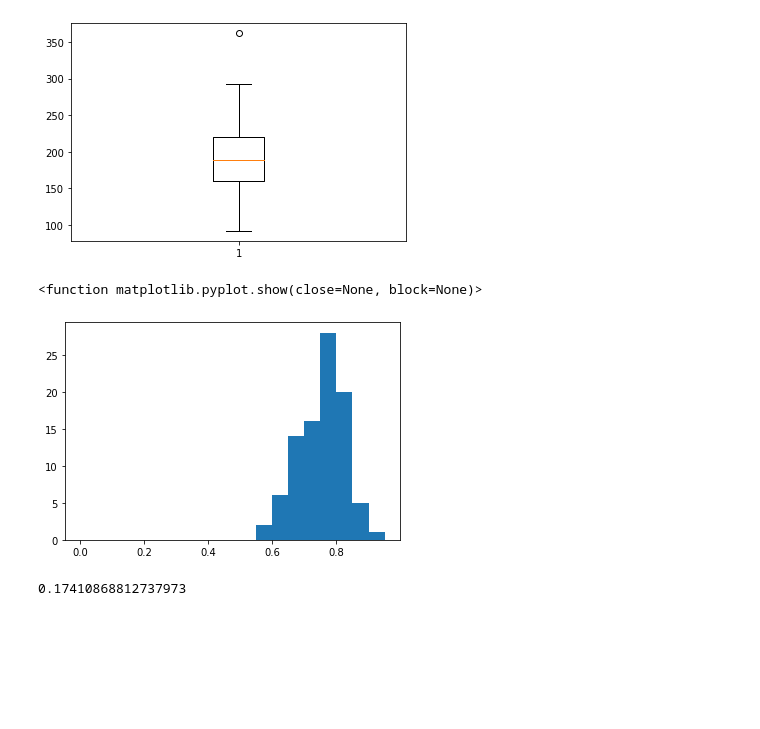
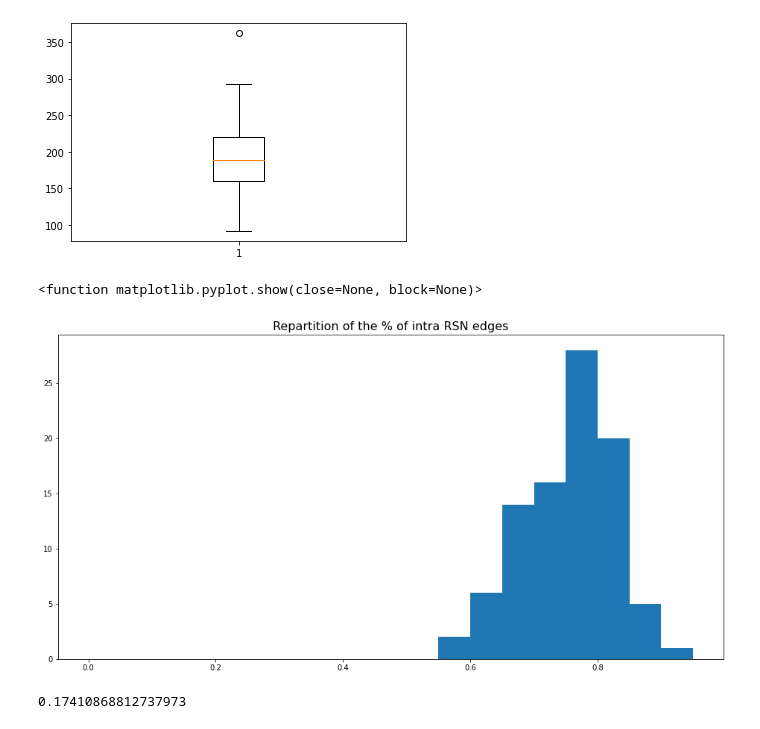
Before and after one commit to etienneguevel/etienne, a Jupyter notebook: notebooks/Backbone & RSN.ipynb, the cells around one changed output. Saved outputs shown, nothing was run; the diff lists cells and outputs as text; code cells hidden in the pictures; blank space fills up the shorter version.

Commit message:
update 04/08 spikes predictions & organisation of Backbones

```diff
--- a/notebooks/Backbone & RSN.ipynb
+++ b/notebooks/Backbone & RSN.ipynb
@@ -306,7 +328,13 @@ for k in range(len(Backbones)):
 # %%
+r=[]
+for k in range(len(Backbones)):
+    r.append(intraRSN(Backbones[k],regionsorg))
+
+plt.figure(figsize=(16,8))
+plt.title('Repartition of the % of intra RSN edges',fontsize=16)
 plt.hist(r,bins=np.arange(0,1,0.05))
 plt.show
 # %% [output]
 <function matplotlib.pyplot.show(close=None, block=None)>
-[figure, old version]
+[figure, new version]
 # %%
```
Also changed, not shown: parts of 8 cells of this notebook, 4 other files.
